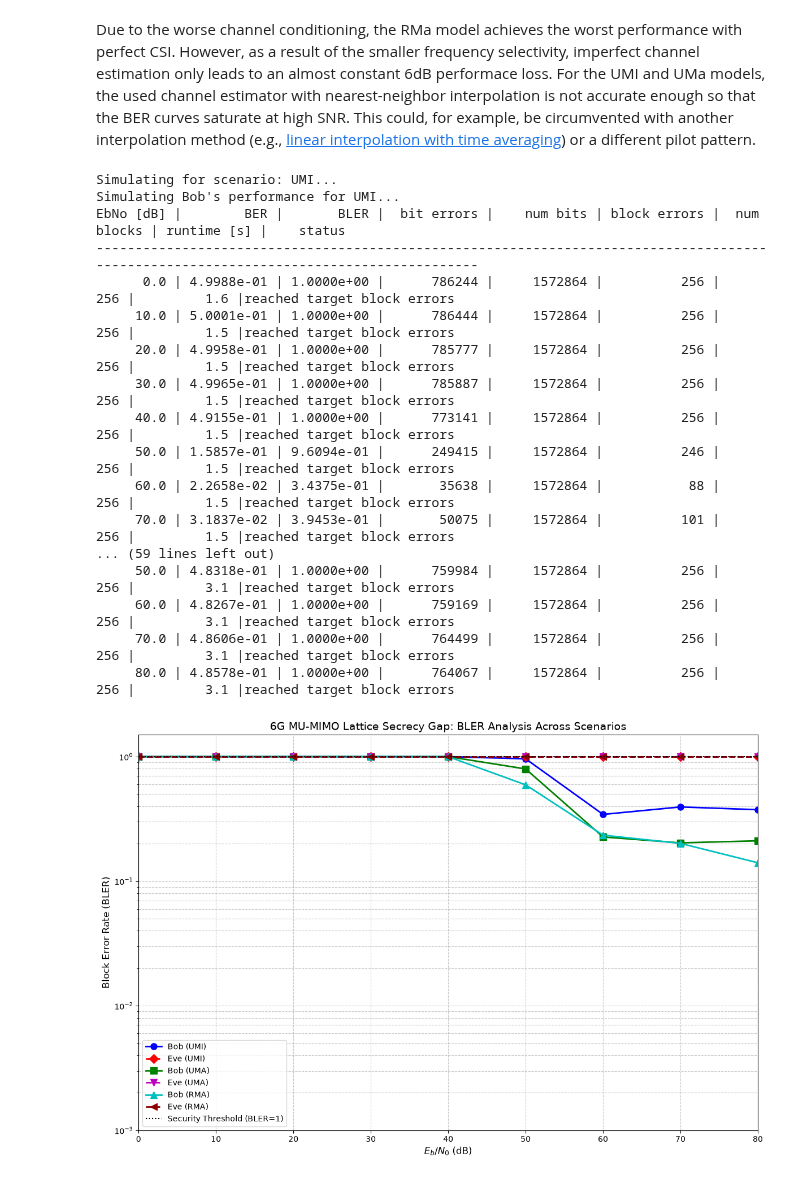
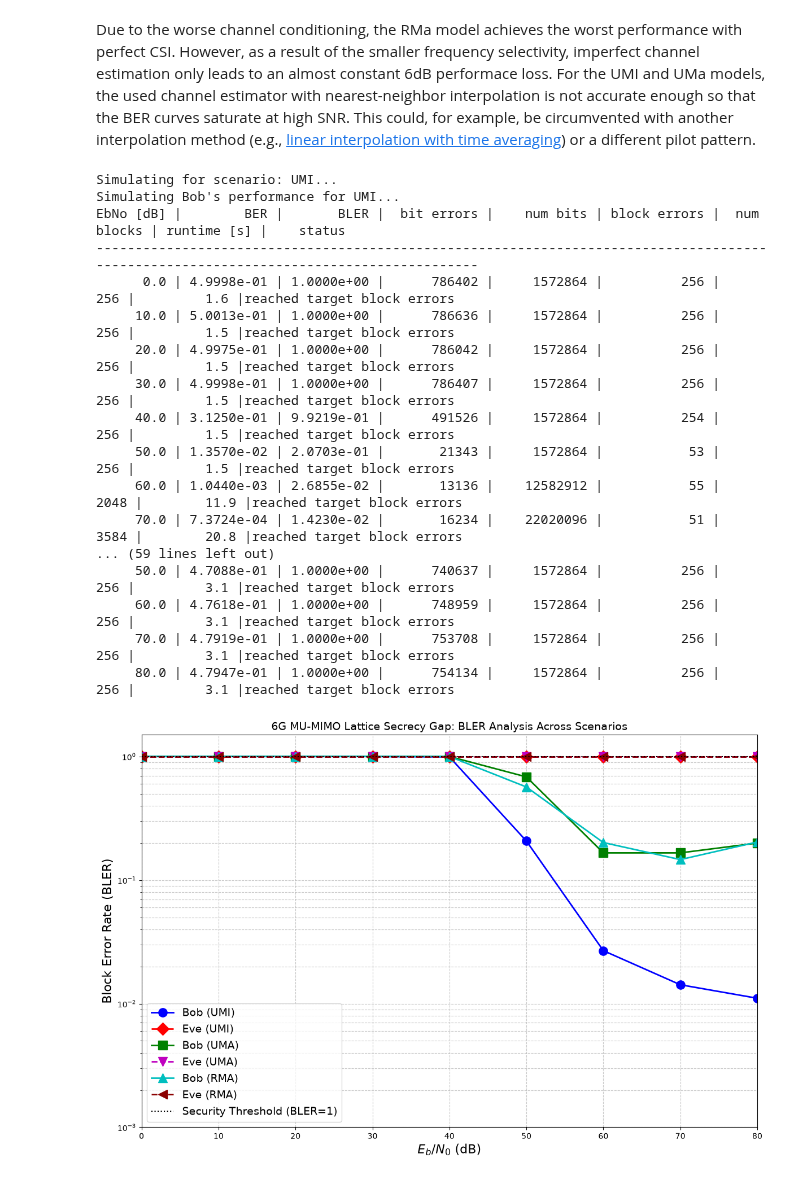
Before and after one commit to DanielGrahamB/pqc-research, a Jupyter notebook: PQC_MIMO_Simulations.ipynb, the cells around one changed output. Cells and saved outputs as stored; diff of their text form; code cells hidden in the pictures.

```diff
--- a/PQC_MIMO_Simulations.ipynb
+++ b/PQC_MIMO_Simulations.ipynb
@@ -346,7 +346,7 @@ The RMa model has significantly less frequency selectivity than the other models
 ### Setup a Sionna Block for BER simulations
 # %%
 class Model(Block):
-    def __init__(self, scenario, perfect_csi=True):
+    def __init__(self, scenario, perfect_csi=True, interpolation_type="nn"):
         super().__init__()
         self._scenario = scenario
         self._perfect_csi = perfect_csi
@@ -411,7 +411,7 @@ class Model(Block):
         self._ofdm_channel = OFDMChannel(self._channel_model, self._rg, add_awgn=True,
                                          normalize_channel=True, return_channel=True, dtype=torch.complex128)
         self._remove_nulled_subcarriers = RemoveNulledSubcarriers(self._rg, dtype=torch.complex128)
-        self._ls_est = LSChannelEstimator(self._rg, interpolation_type="nn", dtype=torch.complex128)
+        self._ls_est = LSChannelEstimator(self._rg, interpolation_type=interpolation_type, dtype=torch.complex128)
         self._lmmse_equ = LMMSEEqualizer(self._rg, self._sm, dtype=torch.complex128)
         self._demapper = Demapper("app", "qam", self._num_bits_per_symbol, dtype=torch.float64)
 
@@ -430,7 +430,6 @@ class Model(Block):
         return S_hat
 
     def new_topology(self, batch_size):
-        # Reset the topology to allow batch size flexibility during image transmission
         self._channel_model.reset_topology()
         topology = gen_topology(batch_size, self._num_ut, self._scenario, min_ut_velocity=0.0, max_ut_velocity=0.0)
         self._channel_model.set_topology(*topology)
@@ -471,3 +470,30 @@ class Model(Block):
         b_hat = torch.where(llr > 0, torch.tensor(1.0, dtype=torch.float64, device=llr.device), torch.tensor(0.0, dtype=torch.float64, device=llr.device))
 
         return b, b_hat
+# %%
+class InterpolationModel(Model):
+    def __init__(self, scenario, perfect_csi=True, interpolation_type="nn"):
+        super().__init__(scenario, perfect_csi, interpolation_type)
+        # Further increase pilot density to ensure Bob can decrypt
+        # Using 7 pilots across 14 symbols [0, 2, 4, 6, 8, 10, 12]
+        self._pilot_ofdm_symbol_indices = [0, 2, 4, 6, 8, 10, 12]
+
+        # Re-initialize resource grid
+        self._rg = ResourceGrid(num_ofdm_symbols=self._num_ofdm_symbols,
+                                fft_size=self._fft_size,
+                                subcarrier_spacing=self._subcarrier_spacing,
+                                num_tx=self._num_tx,
+                                num_streams_per_tx=self._num_streams_per_tx,
+                                cyclic_prefix_length=self._cyclic_prefix_length,
+                                pilot_pattern="kronecker",
+                                pilot_ofdm_symbol_indices=self._pilot_ofdm_symbol_indices)
+
+        # Recalculate k for the significantly reduced data capacity
+        self._k = int(self._rg.num_data_symbols * self._num_bits_per_symbol)
+
+        self._ls_est = LSChannelEstimator(self._rg, interpolation_type=interpolation_type, dtype=torch.complex128)
+        self._rg_mapper = ResourceGridMapper(self._rg, dtype=torch.complex128)
+        self._ofdm_channel = OFDMChannel(self._channel_model, self._rg, add_awgn=True,
+                                         normalize_channel=True, return_channel=True, dtype=torch.complex128)
+        self._remove_nulled_subcarriers = RemoveNulledSubcarriers(self._rg, dtype=torch.complex128)
+        self._lmmse_equ = LMMSEEqualizer(self._rg, self._sm, dtype=torch.complex128)
@@ -628,51 +730,51 @@ for current_scenario in SIMS["scenario"]:
     all_eve_bers[current_scenario] = eve_ber
 
 plt.figure(figsize=(12, 8))
 
 colors_bob = {'umi': 'b', 'uma': 'g', 'rma': 'c'}
 markers_bob = {'umi': 'o', 'uma': 's', 'rma': '^'}
 
 colors_eve = {'umi': 'r', 'uma': 'm', 'rma': 'darkred'}
 markers_eve = {'umi': 'D', 'uma': 'v', 'rma': '<'}
 
 for current_scenario in SIMS["scenario"]:
     plt.semilogy(ebno_db_range, all_bob_blers[current_scenario].cpu().numpy(),
-                 color=colors_bob[current_scenario], marker=markers_bob[current_scenario], markersize=8, linewidth=2,
+                 color=colors_bob[current_scenario], marker=markers_bob[current_scenario], markersize=11, linewidth=2,
                  linestyle='-', label=f"Bob ({current_scenario.upper()})")
 
     plt.semilogy(ebno_db_range, all_eve_blers[current_scenario].cpu().numpy(),
-                 color=colors_eve[current_scenario], marker=markers_eve[current_scenario], markersize=8, linewidth=2,
+                 color=colors_eve[current_scenario], marker=markers_eve[current_scenario], markersize=11, linewidth=2,
                  linestyle='--', label=f"Eve ({current_scenario.upper()})")
 
-plt.xlabel(r"$E_b/N_0$ (dB)", fontsize=12)
-plt.ylabel("Block Error Rate (BLER)", fontsize=12)
+plt.xlabel(r"$E_b/N_0$ (dB)", fontsize=16)
+plt.ylabel("Block Error Rate (BLER)", fontsize=16)
 plt.title("6G MU-MIMO Lattice Secrecy Gap: BLER Analysis Across Scenarios", fontsize=14)
 plt.grid(True, which="both", linestyle='--', alpha=0.7)
 plt.axhline(y=1.0, color='k', linestyle=':', label='Security Threshold (BLER=1)')
-plt.legend(loc='lower left', fontsize=10)
+plt.legend(loc='lower left', fontsize=14)
 plt.ylim([1e-3, 1.5])
 plt.xlim([0, 80])
 plt.tight_layout()
 plt.show()
 # %% [output]
 Simulating for scenario: UMI...
 Simulating Bob's performance for UMI...
 EbNo [dB] |        BER |       BLER |  bit errors |    num bits | block errors |  num blocks | runtime [s] |    status
 ---------------------------------------------------------------------------------------------------------------------------------------
-      0.0 | 4.9988e-01 | 1.0000e+00 |      786244 |     1572864 |          256 |         256 |         1.6 |reached target block errors
-     10.0 | 5.0001e-01 | 1.0000e+00 |      786444 |     1572864 |          256 |         256 |         1.5 |reached target block errors
-     20.0 | 4.9958e-01 | 1.0000e+00 |      785777 |     1572864 |          256 |         256 |         1.5 |reached target block errors
-     30.0 | 4.9965e-01 | 1.0000e+00 |      785887 |     1572864 |          256 |         256 |         1.5 |reached target block errors
-     40.0 | 4.9155e-01 | 1.0000e+00 |      773141 |     1572864 |          256 |         256 |         1.5 |reached target block errors
-     50.0 | 1.5857e-01 | 9.6094e-01 |      249415 |     1572864 |          246 |         256 |         1.5 |reached target block errors
-     60.0 | 2.2658e-02 | 3.4375e-01 |       35638 |     1572864 |           88 |         256 |         1.5 |reached target block errors
-     70.0 | 3.1837e-02 | 3.9453e-01 |       50075 |     1572864 |          101 |         256 |         1.5 |reached target block errors
+      0.0 | 4.9998e-01 | 1.0000e+00 |      786402 |     1572864 |          256 |         256 |         1.6 |reached target block errors
+     10.0 | 5.0013e-01 | 1.0000e+00 |      786636 |     1572864 |          256 |         256 |         1.5 |reached target block errors
+     20.0 | 4.9975e-01 | 1.0000e+00 |      786042 |     1572864 |          256 |         256 |         1.5 |reached target block errors
+     30.0 | 4.9998e-01 | 1.0000e+00 |      786407 |     1572864 |          256 |         256 |         1.5 |reached target block errors
+     40.0 | 3.1250e-01 | 9.9219e-01 |      491526 |     1572864 |          254 |         256 |         1.5 |reached target block errors
+     50.0 | 1.3570e-02 | 2.0703e-01 |       21343 |     1572864 |           53 |         256 |         1.5 |reached target block errors
+     60.0 | 1.0440e-03 | 2.6855e-02 |       13136 |    12582912 |           55 |        2048 |        11.9 |reached target block errors
+     70.0 | 7.3724e-04 | 1.4230e-02 |       16234 |    22020096 |           51 |        3584 |        20.8 |reached target block errors
 ... (59 lines left out)
-     50.0 | 4.8318e-01 | 1.0000e+00 |      759984 |     1572864 |          256 |         256 |         3.1 |reached target block errors
-     60.0 | 4.8267e-01 | 1.0000e+00 |      759169 |     1572864 |          256 |         256 |         3.1 |reached target block errors
-     70.0 | 4.8606e-01 | 1.0000e+00 |      764499 |     1572864 |          256 |         256 |         3.1 |reached target block errors
-     80.0 | 4.8578e-01 | 1.0000e+00 |      764067 |     1572864 |          256 |         256 |         3.1 |reached target block errors
+     50.0 | 4.7088e-01 | 1.0000e+00 |      740637 |     1572864 |          256 |         256 |         3.1 |reached target block errors
+     60.0 | 4.7618e-01 | 1.0000e+00 |      748959 |     1572864 |          256 |         256 |         3.1 |reached target block errors
+     70.0 | 4.7919e-01 | 1.0000e+00 |      753708 |     1572864 |          256 |         256 |         3.1 |reached target block errors
+     80.0 | 4.7947e-01 | 1.0000e+00 |      754134 |     1572864 |          256 |         256 |         3.1 |reached target block errors
-[figure, old version]
+[figure, new version]
 # %%
 plt.figure(figsize=(12, 8))
 
```
Also changed, not shown: parts of 7 cells of this notebook.
